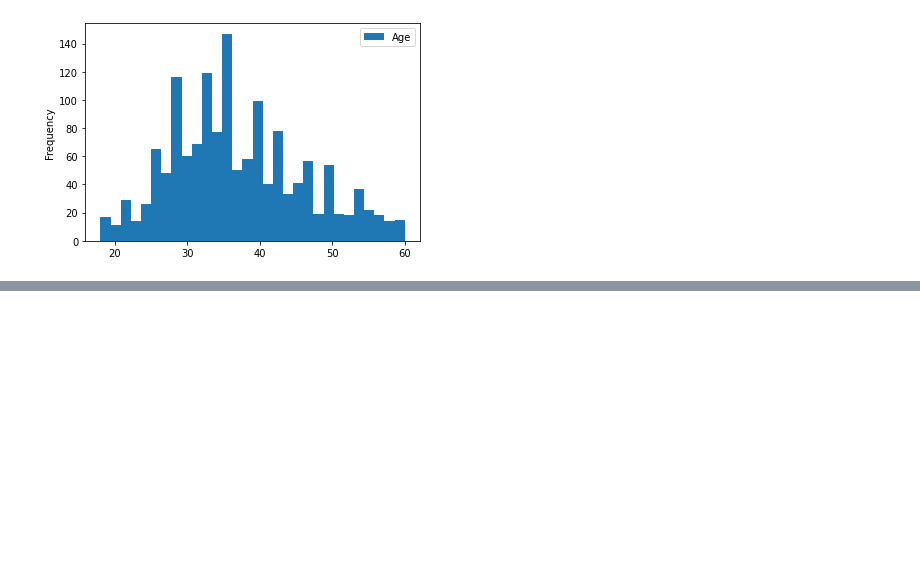
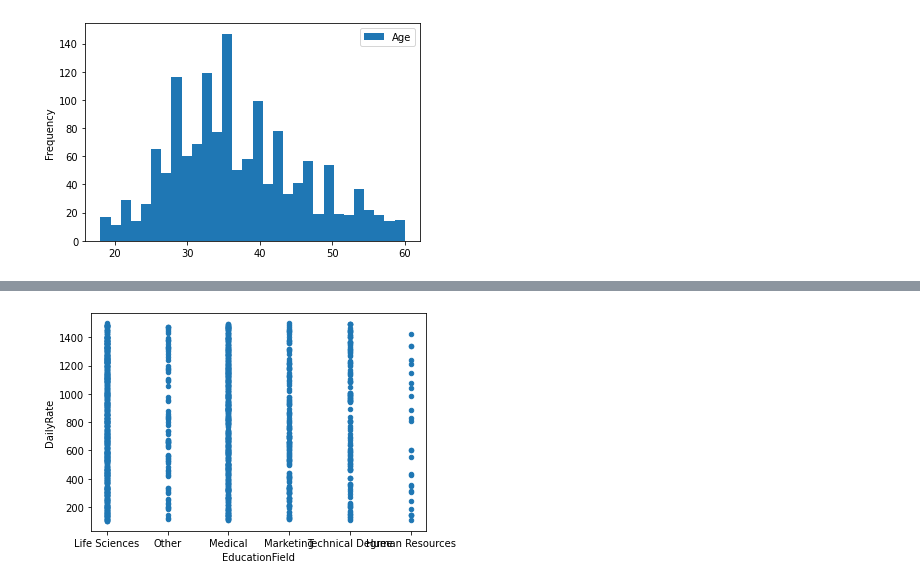
Before and after one commit to Michael-Santoro/Jupyter_Notebooks, a Jupyter notebook: employee_project/Data Cleaning.ipynb, the cells around one changed output, grey strips where cells are left out. Saved outputs shown, nothing was run; the diff lists cells and outputs as text; code cells hidden in the pictures; blank space fills up the shorter version.

```diff
--- a/employee_project/Data Cleaning.ipynb
+++ b/employee_project/Data Cleaning.ipynb
@@ -96,0 +107,5 @@ df_employee.plot(y = 'Age', kind = 'hist', bins = 30);
+# %%
+#plot a Scatter of Daily Rate vs Age
+df_employee.plot(x = 'EducationField', y='DailyRate', kind = 'scatter');
+# %% [output]
+[figure, added]
```
Also changed, not shown: parts of 5 cells of this notebook.
